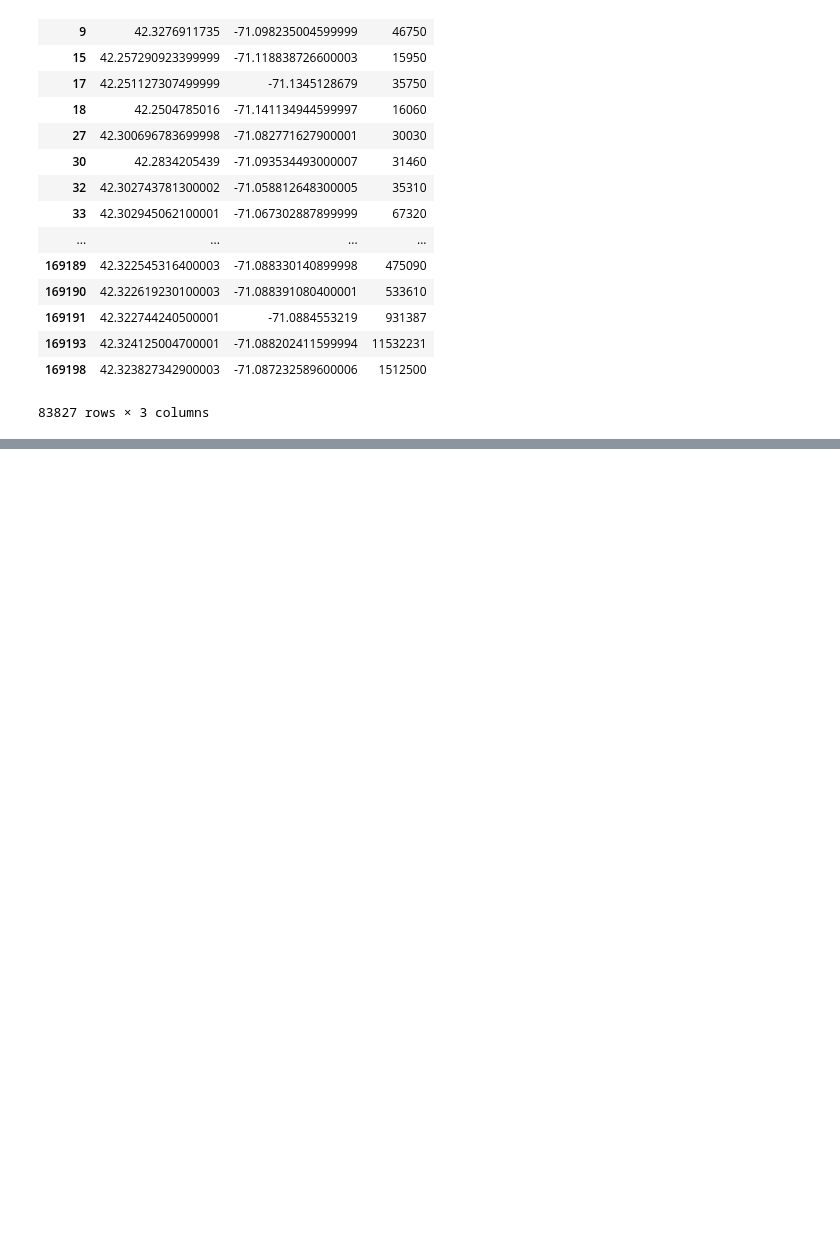
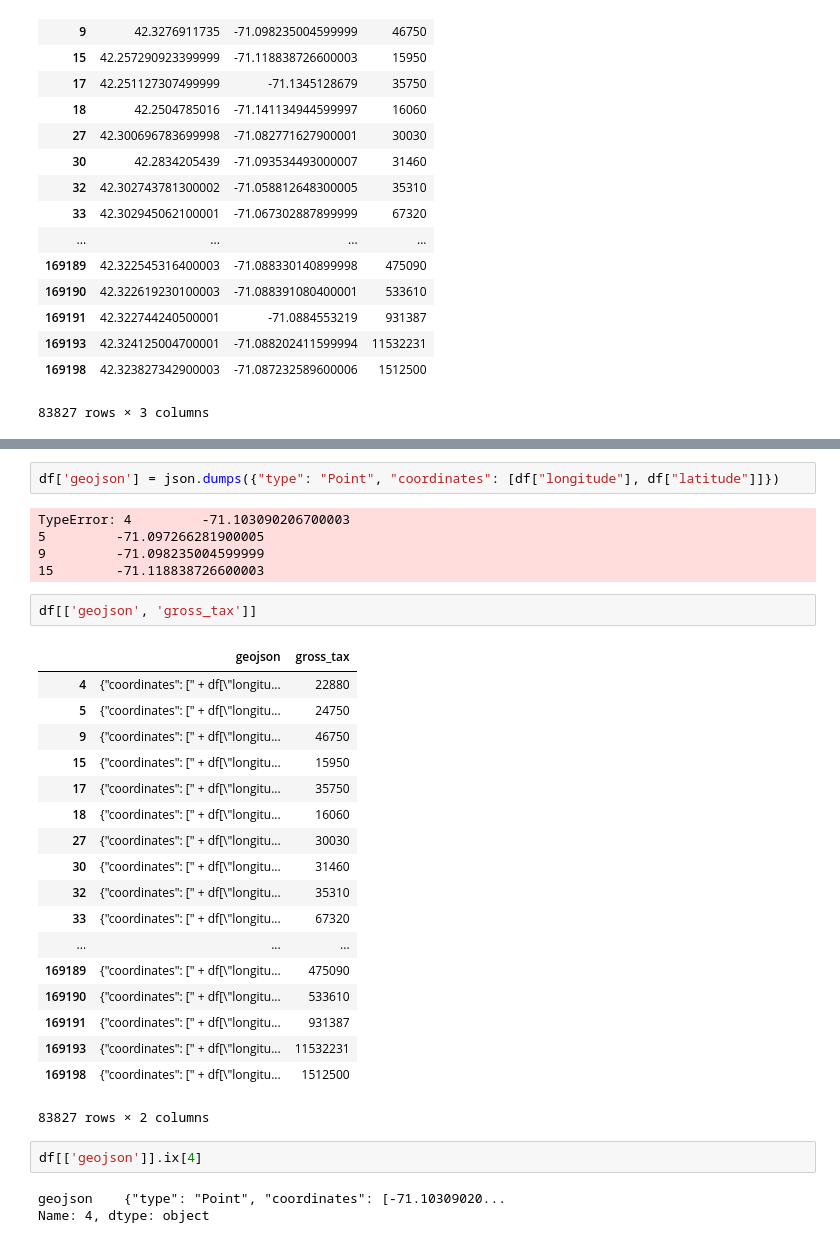
Before and after one commit to data-mechanics/course-2016-fal-proj, a Jupyter notebook: alsk_yinghang/Property.ipynb, the cells around one changed output, grey strips where cells are left out. Drawn from its saved outputs; the diff is of its cells as text; blank space fills up the shorter version.

```diff
--- a/alsk_yinghang/Property.ipynb
+++ b/alsk_yinghang/Property.ipynb
@@ -142,0 +182,33 @@ See the caveats in the documentation: http://pandas.pydata.org/pandas-docs/stabl
+# %%
+df['geojson'] = json.dumps({"type": "Point", "coordinates": [df["longitude"], df["latitude"]]})
+# %% [output]
+TypeError: 4         -71.103090206700003
+5         -71.097266281900005
+9         -71.098235004599999
+15        -71.118838726600003
+# %%
+df[['geojson', 'gross_tax']]
+# %% [output]
+|  | geojson | gross_tax |
+| 4 | {"coordinates": [" + df[\"longitu... | 22880 |
+| 5 | {"coordinates": [" + df[\"longitu... | 24750 |
+| 9 | {"coordinates": [" + df[\"longitu... | 46750 |
+| 15 | {"coordinates": [" + df[\"longitu... | 15950 |
+| 17 | {"coordinates": [" + df[\"longitu... | 35750 |
+| 18 | {"coordinates": [" + df[\"longitu... | 16060 |
+| 27 | {"coordinates": [" + df[\"longitu... | 30030 |
+| 30 | {"coordinates": [" + df[\"longitu... | 31460 |
+| 32 | {"coordinates": [" + df[\"longitu... | 35310 |
+| 33 | {"coordinates": [" + df[\"longitu... | 67320 |
+| ... | ... | ... |
+| 169189 | {"coordinates": [" + df[\"longitu... | 475090 |
+| 169190 | {"coordinates": [" + df[\"longitu... | 533610 |
+| 169191 | {"coordinates": [" + df[\"longitu... | 931387 |
+| 169193 | {"coordinates": [" + df[\"longitu... | 11532231 |
+| 169198 | {"coordinates": [" + df[\"longitu... | 1512500 |
+83827 rows × 2 columns
+# %%
+df[['geojson']].ix[4]
+# %% [output]
+geojson    {"type": "Point", "coordinates": [-71.10309020...
+Name: 4, dtype: object
```
Also changed, not shown: parts of 5 cells of this notebook, 2 other files.
